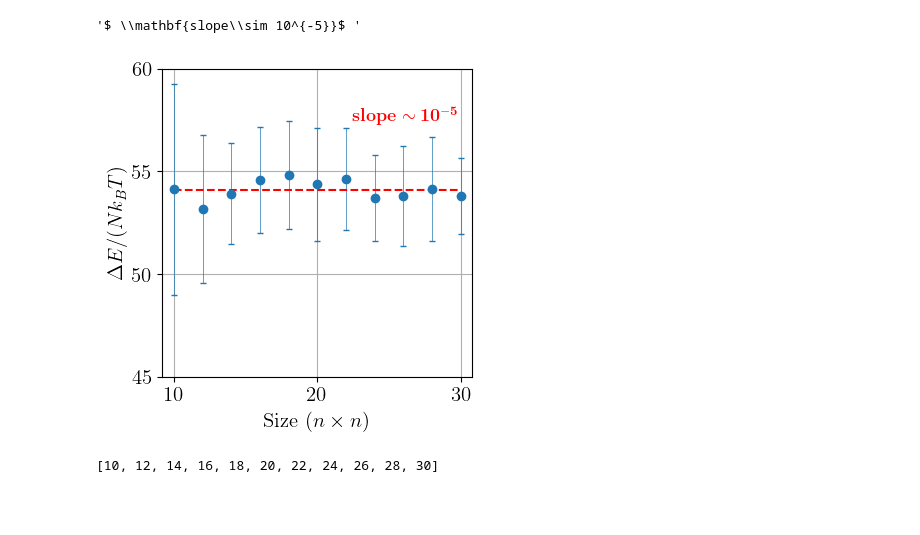
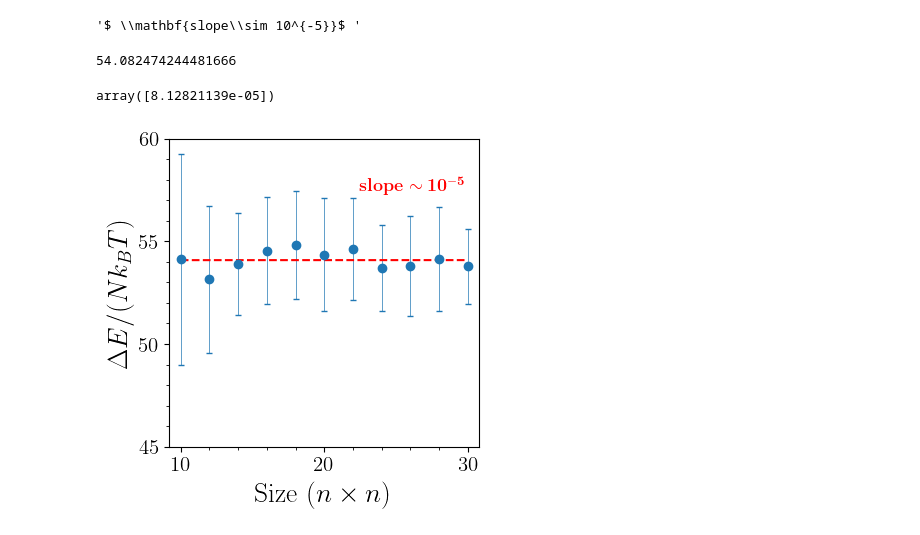
Before and after one commit to leogabac/stuckgs, a Jupyter notebook: src/fig4c.ipynb, the cells around one changed output. Saved outputs shown, nothing was run; the diff lists cells and outputs as text; code cells hidden in the pictures; blank space fills up the shorter version.

```diff
--- a/src/fig4c.ipynb
+++ b/src/fig4c.ipynb
@@ -83,31 +83,43 @@ model_label = r'$ \mathbf{slope\sim 10^{-5}}$ '
 model_label
 # %% [output]
 '$ \\mathbf{slope\\sim 10^{-5}}$ '
+# %%
+model.intercept_
+# %% [output]
+54.082474244481666
+# %%
+model.coef_
+# %% [output]
+array([8.12821139e-05])
 # %%
 fig, ax = plt.subplots( figsize = (4,4))
 
 ax.errorbar(sizes,eta,yerr=std, fmt='o',capsize=2,elinewidth=0.5)
 ax.plot(x,predicted,'--',c='r')
+
 ax.set_ylim(45,60)
-ax.set_xticks(sizes)
+
+ax.xaxis.set_major_locator(plt.MultipleLocator(10))
+ax.xaxis.set_minor_locator(plt.NullLocator())
+ax.xaxis.set_minor_formatter(plt.NullFormatter())
+
+
+ax.yaxis.set_major_locator(plt.MultipleLocator(5))
+ax.yaxis.set_minor_locator(plt.NullLocator())
+ax.yaxis.set_minor_formatter(plt.NullFormatter())
+
+ax.margins(0.04,0)
+
+ax.set_xlabel('Size $(n\\times n)$', fontsize=20)
+ax.set_ylabel(' $\\Delta E / (Nk_BT)$', fontsize=20)
+
 ax.tick_params(axis='both', which='major', labelsize=15)
-ax.set_xticks(list(range(10,30+1,10)))
-ax.set_yticks(list(range(45,61,5)))
-ax.margins(0.04,0)
-ax.grid()
-
-ax.set_xlabel('Size $(n\\times n)$', fontsize=15)
-ax.set_ylabel(' $\\Delta E / (Nk_BT)$', fontsize=15)
-
 fig.text(0.6,0.75,model_label,c='r',fontsize=13)
 
+ax.minorticks_on()
 plt.show()
 
 fig.savefig('../data/figs/fig4c.png', dpi=300,bbox_inches='tight')
 fig.savefig('../data/figs/fig4c.pdf')
 # %% [output]
-[figure, old version]
+[figure, new version]
-# %%
-sizes
-# %% [output]
-[10, 12, 14, 16, 18, 20, 22, 24, 26, 28, 30]
```
Also changed, not shown: 3 other files.
